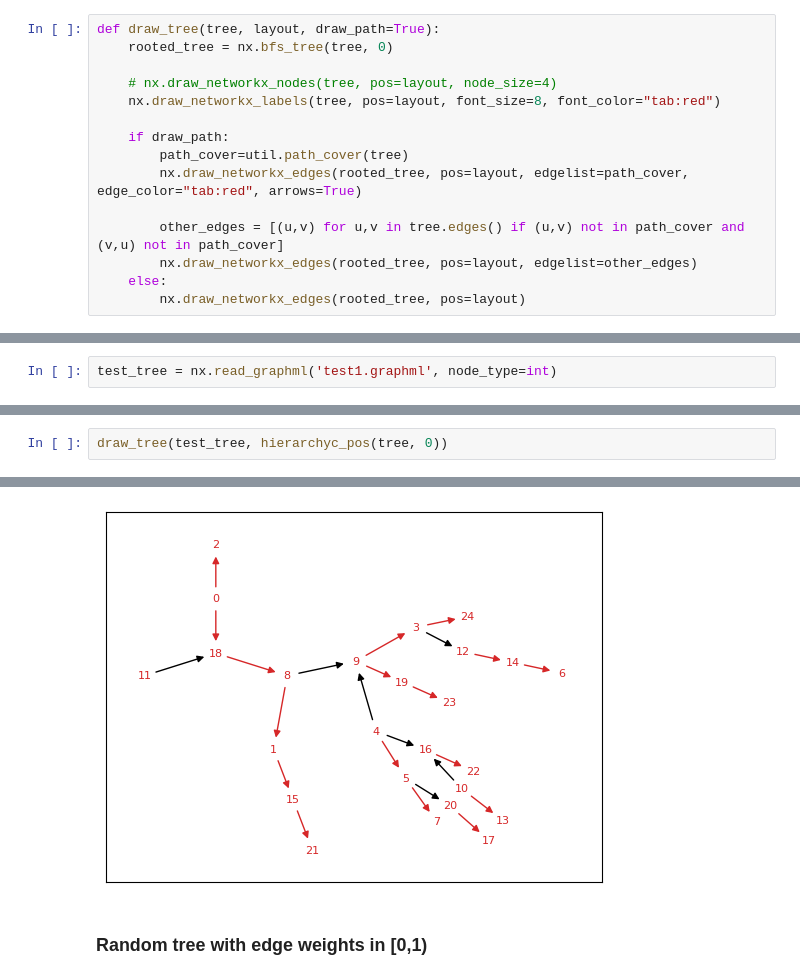
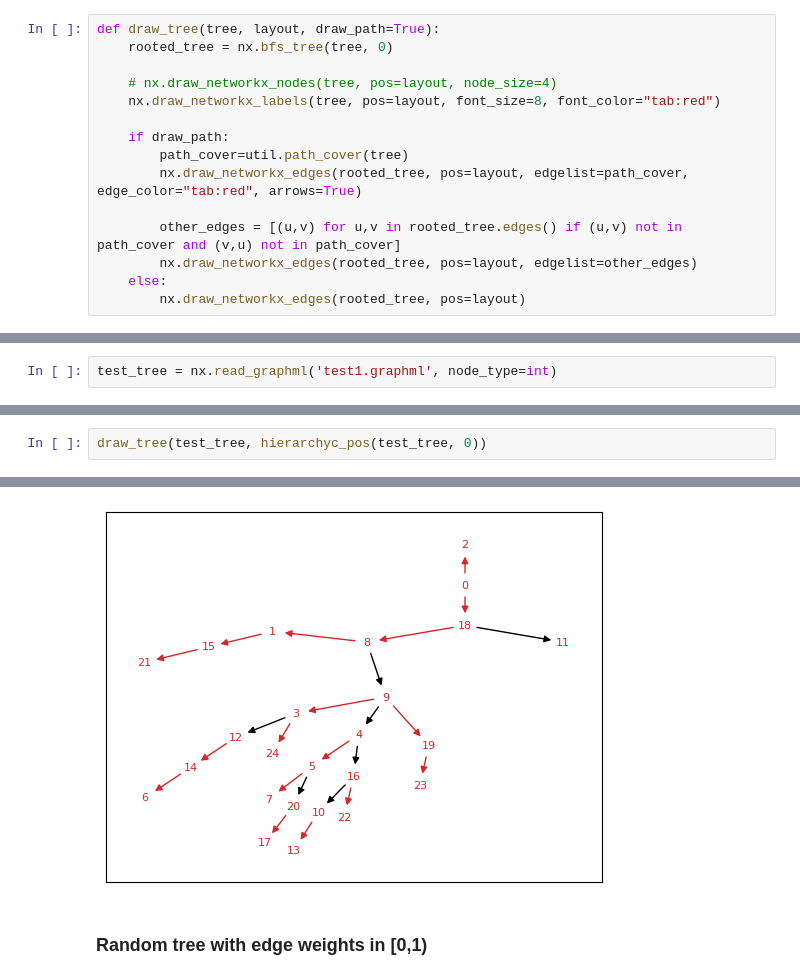
Before and after one commit to JulesGB/MeanFieldLastPassagePercolation, a Jupyter notebook: tree_cover.ipynb, the cells around one changed output, grey strips where cells are left out. Saved outputs shown, nothing was run; the diff lists cells and outputs as text.

```diff
--- a/tree_cover.ipynb
+++ b/tree_cover.ipynb
@@ -19,7 +19,7 @@ def draw_tree(tree, layout, draw_path=True):
         path_cover=util.path_cover(tree)
         nx.draw_networkx_edges(rooted_tree, pos=layout, edgelist=path_cover, edge_color="tab:red", arrows=True)
 
-        other_edges = [(u,v) for u,v in tree.edges() if (u,v) not in path_cover and (v,u) not in path_cover]
+        other_edges = [(u,v) for u,v in rooted_tree.edges() if (u,v) not in path_cover and (v,u) not in path_cover]
         nx.draw_networkx_edges(rooted_tree, pos=layout, edgelist=other_edges)
     else:
         nx.draw_networkx_edges(rooted_tree, pos=layout)
@@ -30,5 +34,5 @@ test_tree = nx.read_graphml('test1.graphml', node_type=int)
 # %%
-draw_tree(test_tree, hierarchyc_pos(tree, 0))
+draw_tree(test_tree, hierarchyc_pos(test_tree, 0))
 # %% [output]
 0: (11.12174046994793, 0, 18, 2)
 2: (0, 0.7977562074230161, None, None)
@@ -50,4 +54,4 @@ Difference: -0.6773260190983805
-[figure, old version]
+[figure, new version]
 # %% [markdown]
 ### Random tree with edge weights in [0,1)
 # %%
```
Also changed, not shown: parts of 8 cells of this notebook.
